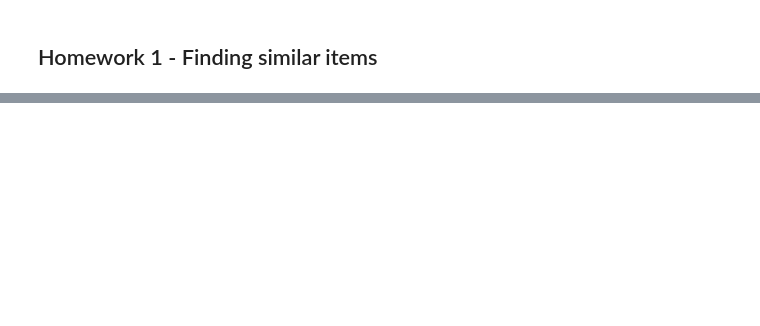
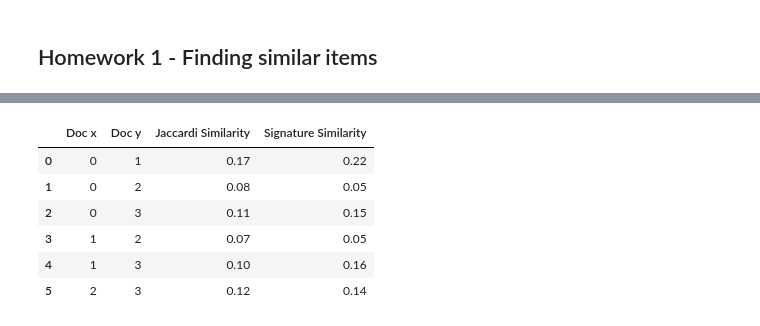
Before and after one commit to workinn/ID2222, a Jupyter notebook: HW1.ipynb, the cells around one changed output, grey strips where cells are left out. Saved outputs shown, nothing was run; the diff lists cells and outputs as text; code cells hidden in the pictures; blank space fills up the shorter version.

```diff
--- a/HW1.ipynb
+++ b/HW1.ipynb
@@ -320,0 +332,12 @@ SigMat Simimilarity 2-3: 0.36
+# %%
+shingle_length = 5
+
+hashed_shingles = []
+
+for doc in documents:
+    hashed_shingles.append(Shingling(doc, shingle_length).hashed_shingles)
+
+vocabulary = set().union(*hashed_shingles)
+
+for i, hs in enumerate(hashed_shingles):
+    print("Length of document #{}:".format(i), len(hs))
@@ -320,0 +380,23 @@ SigMat Simimilarity 2-3: 0.36
+# %%
+comparer = CompareSets()
+signature_comparer = CompareSignatures()
+
+jaccardi = []
+
+for i, a in enumerate(hashed_shingles):
+    for j, b in enumerate(hashed_shingles):
+        if (a != b) and (i < j):
+            #print("Jaccard similarity between documents {} and {} is {}".format(i, j, round(comparer.similarity(a, b), 2)))
+            jaccardi.append((i, j, round(comparer.similarity(a, b), 2), signature_comparer.similarity(sigMatHash[:,i], sigMatHash[:,j])))
+            #print("MinHash similarity between documents {} and {} is {}".format(a, b, comparer.minhash_similarity(sigMat[a], sigMat[b])))
+
+df = pd.DataFrame(jaccardi, columns=['Doc x', 'Doc y', 'Jaccardi Similarity', 'Signature Similarity'], index=None)
+df
+# %% [output]
+|  | Doc x | Doc y | Jaccardi Similarity | Signature Similarity |
+| 0 | 0 | 1 | 0.17 | 0.22 |
+| 1 | 0 | 2 | 0.08 | 0.05 |
+| 2 | 0 | 3 | 0.11 | 0.15 |
+| 3 | 1 | 2 | 0.07 | 0.05 |
+| 4 | 1 | 3 | 0.10 | 0.16 |
+| 5 | 2 | 3 | 0.12 | 0.14 |
```
Also changed, not shown: parts of 45 cells of this notebook.
